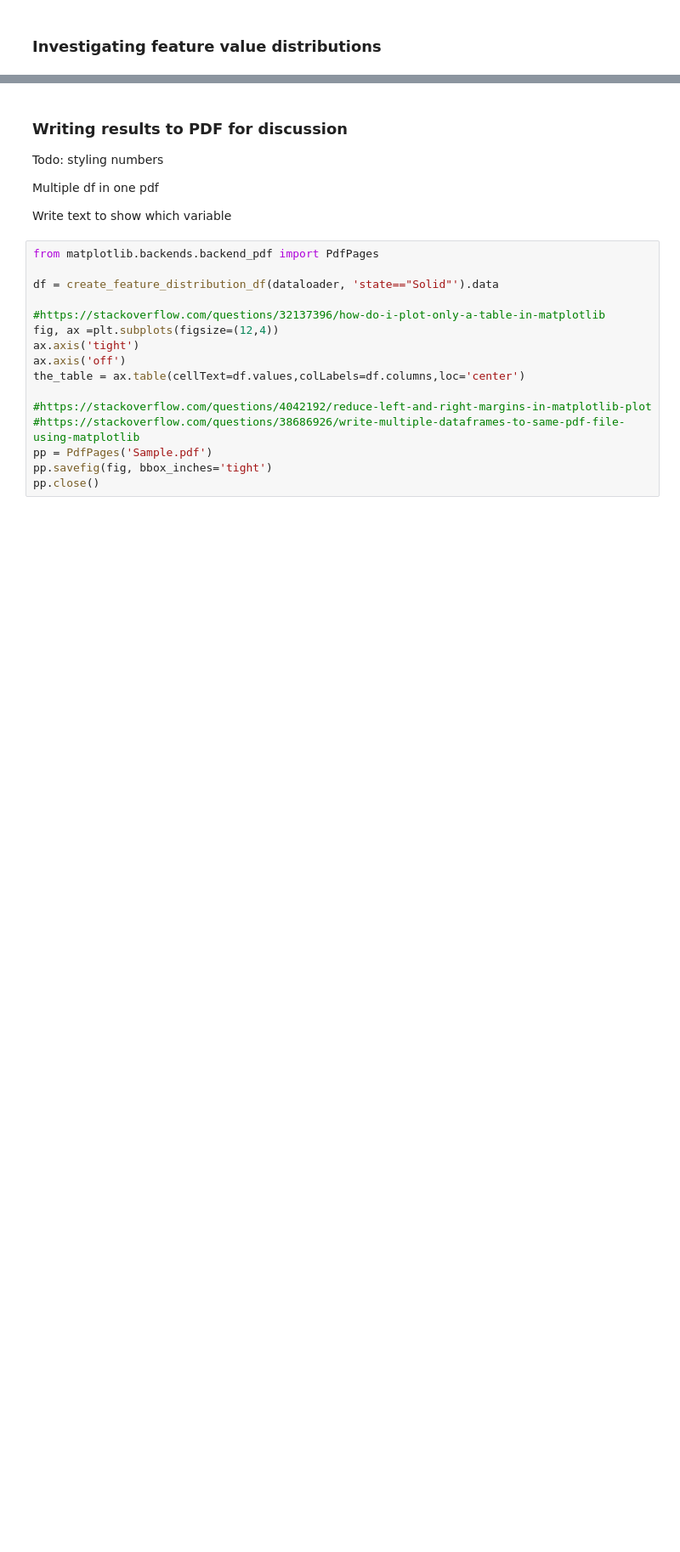
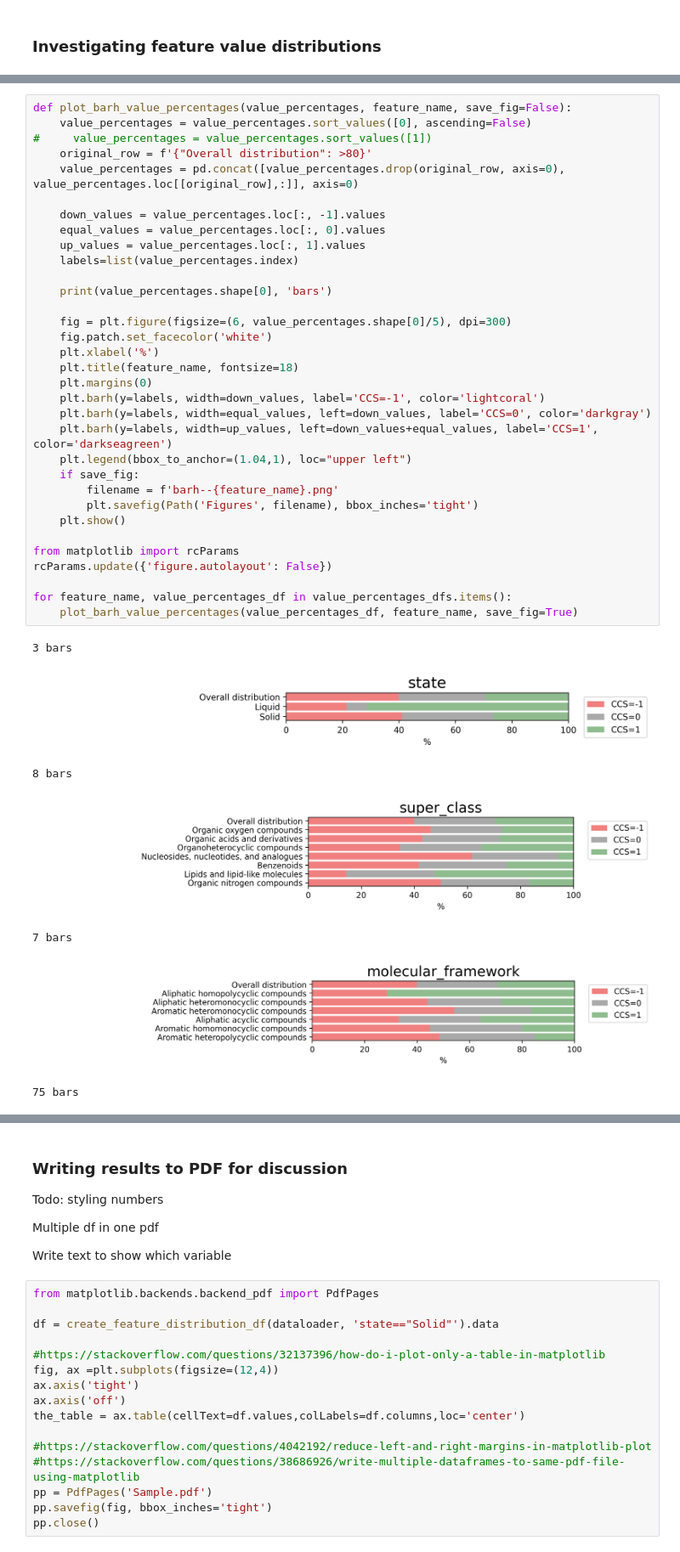
Before and after one commit to nmvdlei/PPMI_MAGNN, a Jupyter notebook: Inspect_model.ipynb, the cells around one changed output, grey strips where cells are left out. Shown at 85% size. Saved outputs shown, nothing was run; the diff lists cells and outputs as text; blank space fills up the shorter version.

```diff
--- a/Inspect_model.ipynb
+++ b/Inspect_model.ipynb
@@ -300,0 +269,41 @@ for feature_name in list(dataloader.X.columns)[2:]:
+# %%
+def plot_barh_value_percentages(value_percentages, feature_name, save_fig=False):
+    value_percentages = value_percentages.sort_values([0], ascending=False)
+#     value_percentages = value_percentages.sort_values([1])
+    original_row = f'{"Overall distribution": >80}'
+    value_percentages = pd.concat([value_percentages.drop(original_row, axis=0), value_percentages.loc[[original_row],:]], axis=0)
+
+    down_values = value_percentages.loc[:, -1].values
+    equal_values = value_percentages.loc[:, 0].values
+    up_values = value_percentages.loc[:, 1].values
+    labels=list(value_percentages.index)
+
+    print(value_percentages.shape[0], 'bars')
+
+    fig = plt.figure(figsize=(6, value_percentages.shape[0]/5), dpi=300)
+    fig.patch.set_facecolor('white')
+    plt.xlabel('%')
+    plt.title(feature_name, fontsize=18)
+    plt.margins(0)
+    plt.barh(y=labels, width=down_values, label='CCS=-1', color='lightcoral')
+    plt.barh(y=labels, width=equal_values, left=down_values, label='CCS=0', color='darkgray')
+    plt.barh(y=labels, width=up_values, left=down_values+equal_values, label='CCS=1', color='darkseagreen')
+    plt.legend(bbox_to_anchor=(1.04,1), loc="upper left")
+    if save_fig:
+        filename = f'barh--{feature_name}.png'
+        plt.savefig(Path('Figures', filename), bbox_inches='tight')
+    plt.show()
+
+from matplotlib import rcParams
+rcParams.update({'figure.autolayout': False})
+
+for feature_name, value_percentages_df in value_percentages_dfs.items():
+    plot_barh_value_percentages(value_percentages_df, feature_name, save_fig=True)
+# %% [output]
+3 bars
+[figure, added]
+8 bars
+[figure, added]
+7 bars
+[figure, added]
+75 bars
```
Also changed, not shown: parts of 9 cells of this notebook, 5 other files.
